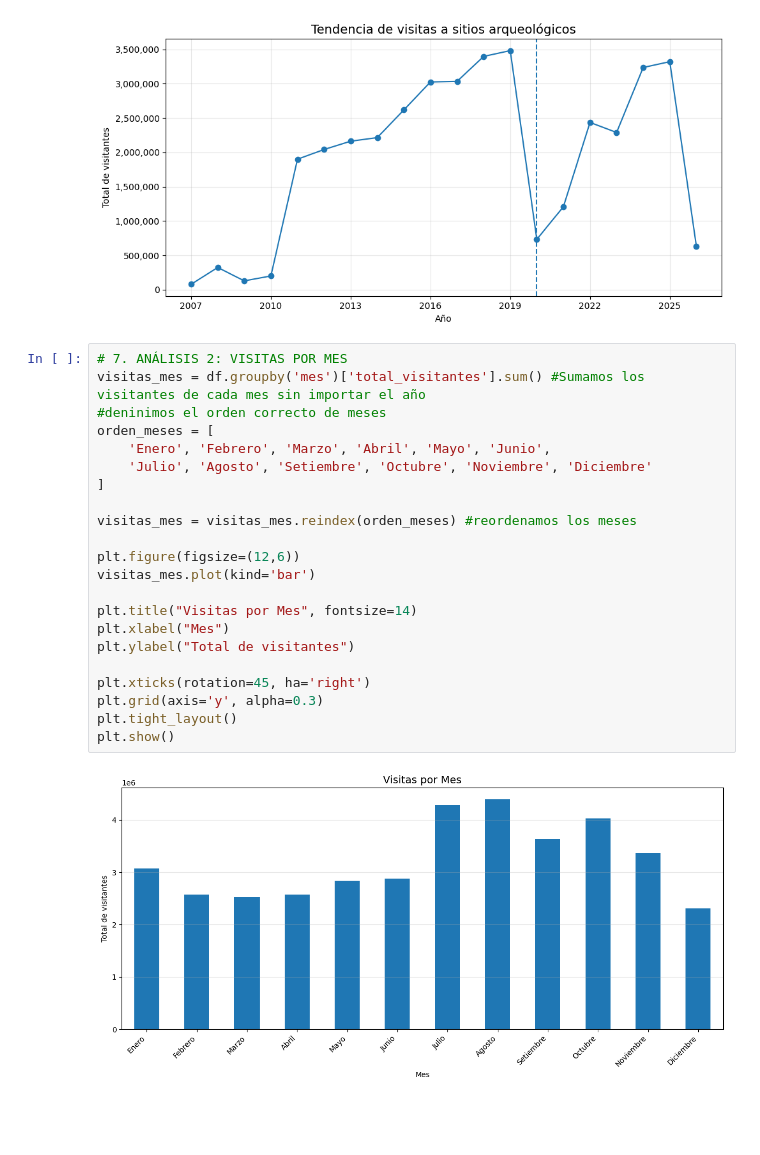
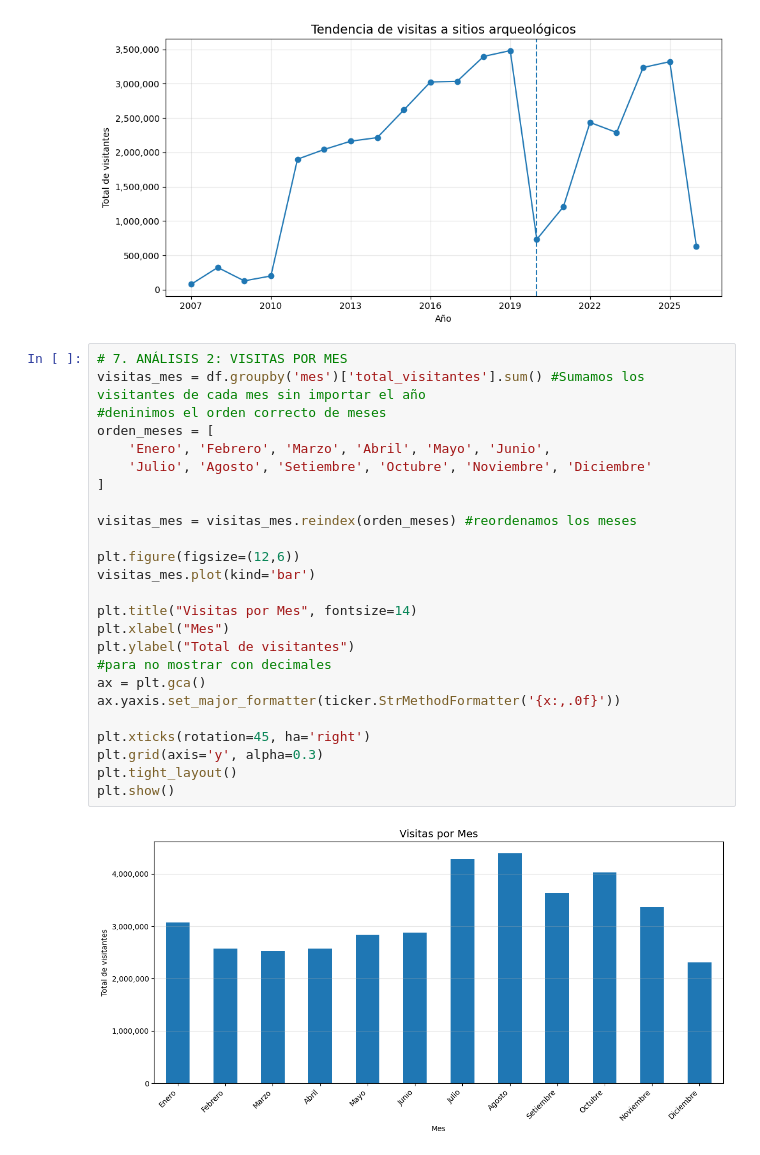
Before and after one commit to Taniice/Analisis-Visitantes-a-Sitios-Arqueologicos, a Jupyter notebook: Analisis_Visitas_a_Sitios_Arqueologicos.ipynb, the cells around one changed output. Drawn from its saved outputs; the diff is of its cells as text; blank space fills up the shorter version.

```diff
--- a/Analisis_Visitas_a_Sitios_Arqueologicos.ipynb
+++ b/Analisis_Visitas_a_Sitios_Arqueologicos.ipynb
@@ -149,26 +149,29 @@ plt.show()
 # %%
 # 7. ANÁLISIS 2: VISITAS POR MES
 visitas_mes = df.groupby('mes')['total_visitantes'].sum() #Sumamos los visitantes de cada mes sin importar el año
 #deninimos el orden correcto de meses
 orden_meses = [
     'Enero', 'Febrero', 'Marzo', 'Abril', 'Mayo', 'Junio',
     'Julio', 'Agosto', 'Setiembre', 'Octubre', 'Noviembre', 'Diciembre'
 ]
 
 visitas_mes = visitas_mes.reindex(orden_meses) #reordenamos los meses
 
 plt.figure(figsize=(12,6))
 visitas_mes.plot(kind='bar')
 
 plt.title("Visitas por Mes", fontsize=14)
 plt.xlabel("Mes")
 plt.ylabel("Total de visitantes")
+#para no mostrar con decimales
+ax = plt.gca()
+ax.yaxis.set_major_formatter(ticker.StrMethodFormatter('{x:,.0f}'))
 
 plt.xticks(rotation=45, ha='right')
 plt.grid(axis='y', alpha=0.3)
 plt.tight_layout()
 plt.show()
 # %% [output]
-[figure, old version]
+[figure, new version]
 # %%
 # 8. ANÁLISIS 3: TOP 10 SITIOS
```
Also changed, not shown: parts of 13 cells of this notebook.
